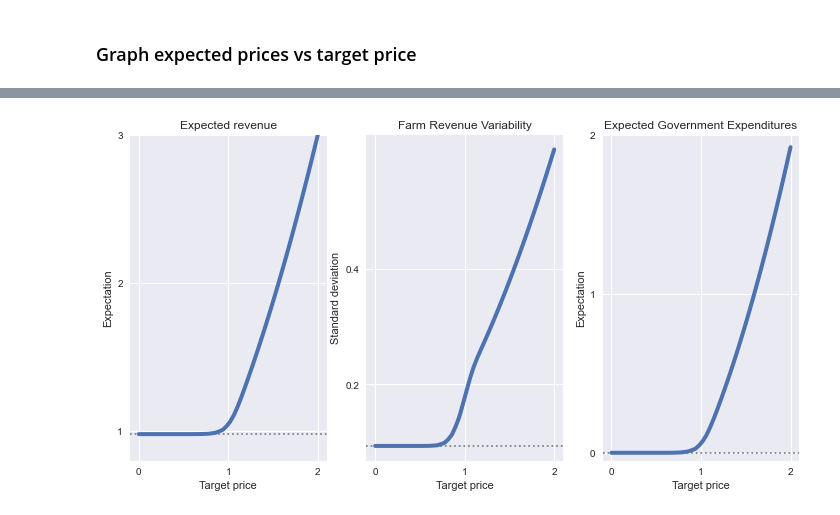
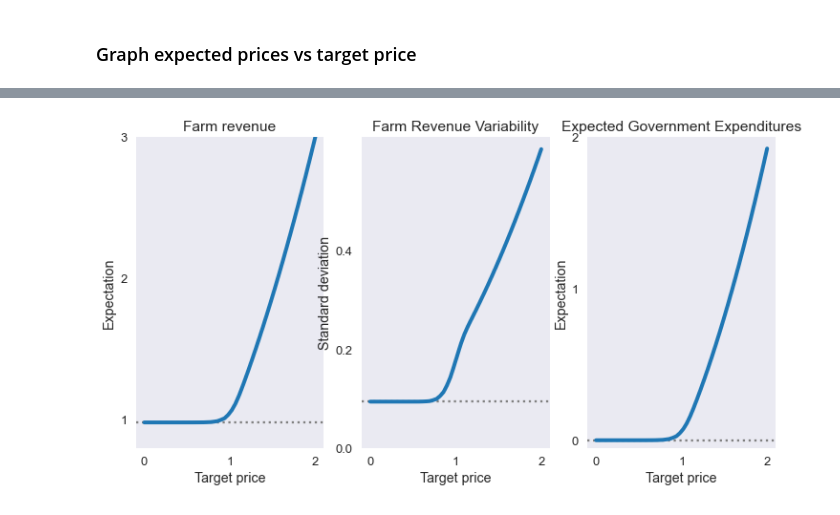
Before and after one commit to randall-romero/CompEcon, a Jupyter notebook: notebooks/intro/02 Rational Expectations Agricultural Market Model.ipynb, the cells around one changed output, grey strips where cells are left out. Cells and saved outputs as stored; diff of their text form; code cells hidden in the pictures.

```diff
--- a/notebooks/intro/02 Rational Expectations Agricultural Market Model.ipynb
+++ b/notebooks/intro/02 Rational Expectations Agricultural Market Model.ipynb
@@ -79,16 +88,21 @@ g = np.array([A(k, ptarg) for k in a])
 # %% [markdown]
 ### Graph rational expectations equilibrium
 # %%
-fig1 = plt.figure(figsize=[6, 6])
-ax = fig1.add_subplot(111, title='Rational expectations equilibrium', aspect=1,
-                       xlabel='Acreage Planted', xticks=[0, aeq, 2], xticklabels=['0', '$a^{*}$', '2'],
-                       ylabel='Rational Acreage Planted', yticks=[0, aeq, 2],yticklabels=['0', '$a^{*}$', '2'])
-
-ax.plot(a, g, 'b', linewidth=4)
+fig1, ax = plt.subplots(figsize=[6, 6])
+ax.plot(a, g, linewidth=4)
 ax.plot(a, a, ':', color='grey', linewidth=2)
 ax.plot([0, aeq, aeq], [aeq, aeq, 0], 'r--', linewidth=3)
 ax.plot([aeq], [aeq], 'ro', markersize=12)
+
 ax.text(0.05, 0, '45${}^o$', color='grey')
 ax.text(1.85, aeq - 0.15,'$g(a)$', color='blue')
-fig1.show()
+
+ax.set(title='Rational expectations equilibrium',
+       aspect=1,
+       xlabel='Acreage Planted',
+       xticks=[0, aeq, 2],
+       xticklabels=['0', '$a^{*}$', '2'],
+       ylabel='Rational Acreage Planted',
+       yticks=[0, aeq, 2],
+       yticklabels=['0', '$a^{*}$', '2']);
 # %% [output]
@@ -146,27 +170,30 @@ fig2.show()
 # %%
+fig3, (ax1, ax2, ax3) = plt.subplots(1, 3, figsize=[12, 6])
+
 # Graph expected farm revenue vs target price
-fig3 = plt.figure(figsize=[12, 6])
-ax1 = fig3.add_subplot(131, title='Expected revenue',
-                       xlabel='Target price', xticks=[0, 1, 2],
-                       ylabel='Expectation', yticks=[1, 2, 3], ylim=[0.8, 3.0])
-zeroline(Er)
-ax1.plot(ptarg, Er, linewidth=4)
-
+zeroline(E['Farm Revenue'], ax1)
+E['Farm Revenue'].plot(ax=ax1, linewidth=4)
+ax1.set(title='Farm revenue',
+        xticks=[0, 1, 2],
+        ylabel='Expectation',
+        yticks=[1, 2, 3],
+        ylim=[0.8, 3.0])
 
 # Graph standard deviation of farm revenue vs target price
-ax2 = fig3.add_subplot(132, title='Farm Revenue Variability',
-                       xlabel='Target price', xticks=[0, 1, 2],
-                       ylabel='Standard deviation', yticks=[0, 0.2, 0.4])
-zeroline(Sr)
-ax2.plot(ptarg, Sr, linewidth=4)
-
+zeroline(S['Farm Revenue'], ax2)
+S['Farm Revenue'].plot(ax=ax2, linewidth=4)
+ax2.set(title='Farm Revenue Variability',
+        xticks=[0, 1, 2],
+        ylabel='Standard deviation',
+        yticks=[0, 0.2, 0.4])
 
 # Graph expected government expenditures vs target price
-ax3 = fig3.add_subplot(133, title='Expected Government Expenditures',
-                       xlabel='Target price', xticks=[0, 1, 2],
-                       ylabel='Expectation', yticks=[0, 1, 2], ylim=[-0.05, 2.0])
-zeroline(Eg)
-ax3.plot(ptarg, Eg, linewidth=4)
-plt.show()
+zeroline(E['Government Expenditures'], ax3)
+E['Government Expenditures'].plot(ax=ax3, linewidth=4)
+ax3.set(title='Expected Government Expenditures',
+        xticks=[0, 1, 2],
+        ylabel='Expectation',
+        yticks=[0, 1, 2],
+        ylim=[-0.05, 2.0]);
 # %% [output]
-[figure, old version]
+[figure, new version]
```
Also changed, not shown: parts of 11 cells of this notebook, 1 other file.
